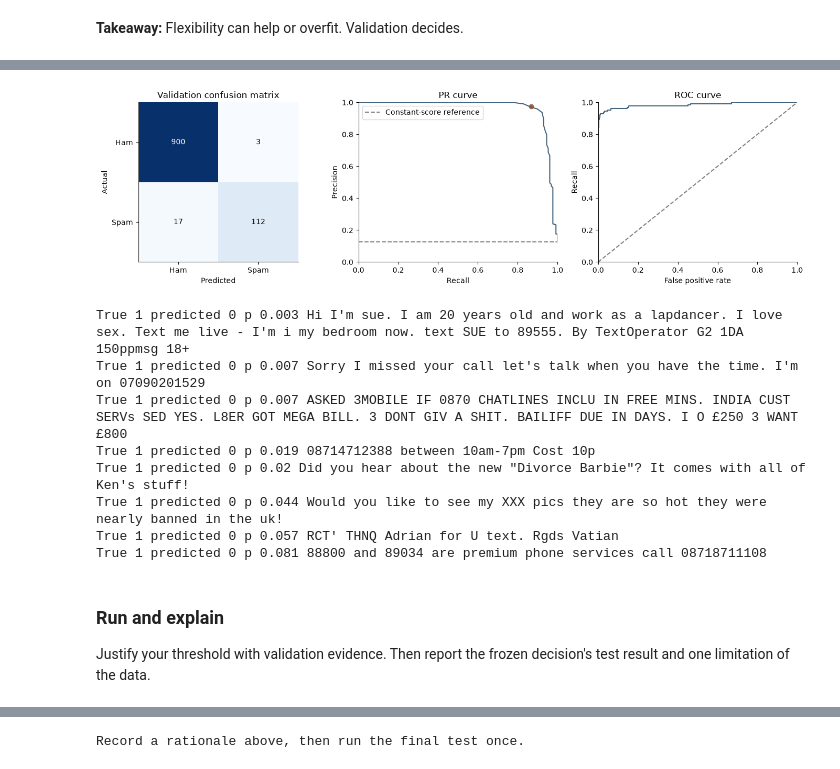
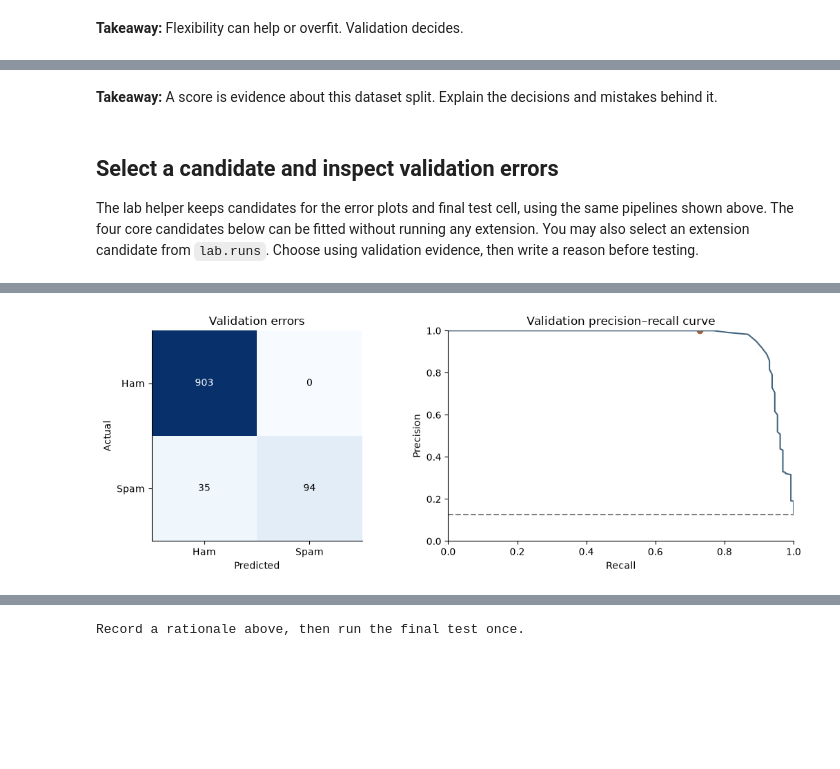
Before and after one commit to yulequan/STAT3612, a Jupyter notebook: src/tutorials/tutorial05/tutorial05.ipynb, the cells around one changed output, grey strips where cells are left out. Saved outputs shown, nothing was run; the diff lists cells and outputs as text; code cells hidden in the pictures; blank space fills up the shorter version.

Commit message:
feat(tutorial05): guide students through text classification

```diff
--- a/src/tutorials/tutorial05/tutorial05.ipynb
+++ b/src/tutorials/tutorial05/tutorial05.ipynb
@@ -727,8 +1065,2 @@ Numerical logistic comparison: {'accuracy': 0.9786821705426356, 'precision': 0.9
 
 Compare LDA with logistic regression on the same five features. Which assumption could be wrong here?
-# %%
-for kind in ["logistic", "lda"]:
-    model = build_model(kind=kind, representation="numeric")
-    model.fit(X_train, y_train)
-    p = model.predict_proba(X_val)[:, 1]
-    print(kind, "validation AP:", metrics(y_val, p)["average_precision"])
@@ -782,7 +1152,2 @@ Additive model validation: {'accuracy': 0.9825581395348837, 'precision': 0.97435
 
 Find a curve that is clearly not straight. What would one constant weight miss?
-# %%
-for kind in ["logistic", "gam"]:
-    model = build_model(kind=kind, representation="numeric", C=1)
-    model.fit(X_train, y_train)
-    print(kind, "validation AP:", metrics(y_val, model.predict_proba(X_val)[:, 1])["average_precision"])
@@ -816,7 +1172,0 @@ $$\hat p(\mathbf x)=\frac{1}{k}\sum_{i\in N_k(\mathbf x)}y_i,\qquad d_{\cos}=1-\
-# %%
-knn_run = lab.fit({"kind": "knn", "representation": "tfidf", "k": 5})
-neighbours = lab.explain({"id": knn_run["id"], "text": "Claim your free prize now"})
-for item in neighbours["neighbors"]:
-    print("Distance:", round(item["distance"], 3), "label:", item["label"], "text:", item["text"])
-print("Spam vote:", neighbours["probability"])
-print("KNN validation:", knn_run["validation"])
@@ -876,31 +1294,33 @@ $$\hat y=\mathbb{1}[p\geq t],\qquad \text{Precision}=\frac{TP}{TP+FP},\quad \tex
+# %% [markdown]
+**Takeaway:** A score is evidence about this dataset split. Explain the decisions and mistakes behind it.
+# %% [markdown]
+## Select a candidate and inspect validation errors
+
+The lab helper keeps candidates for the error plots and final test cell, using the same pipelines shown above. The four core candidates below can be fitted without running any extension. You may also select an extension candidate from `lab.runs`. Choose using validation evidence, then write a reason before testing.
 # %%
-print("Candidate comparisons on validation; threshold metrics here use 0.5")
-for item in lab.runs.values():
-    row = item["row"]
-    print(row["id"], row["kind"], row["representation"], "C", row["C"], "k", row["k"], "AP", round(row["validation"]["average_precision"], 3), "precision", round(row["validation"]["precision"], 3), "recall", round(row["validation"]["recall"], 3))
-
-# Edit using validation evidence before executing the final test cell.
-selected_id = cv_result["run"]["id"]
-threshold = .5
+# Each pair changes only the classifier or the representation.
+core_candidates = [lab.fit({"kind": kind, "representation": representation})
+                   for kind, representation in [("nb", "count"), ("nb", "tfidf"),
+                                                 ("logistic", "tfidf"), ("knn", "tfidf")]]
+for row in core_candidates:
+    print(row["id"], row["kind"], row["representation"], "validation AP:", round(row["validation"]["average_precision"], 3))
+selected_id = max(core_candidates, key=lambda row: row["validation"]["average_precision"])["id"]
+threshold = .5  # Change only using validation evidence.
 validation_result = lab.evaluate({"id": selected_id, "threshold": threshold})
 print("Selected validation metrics:", validation_result["metrics"])
-fig, axes = plt.subplots(1, 3, figsize=(14, 4))
+for item in validation_result["errors"][:8]:
+    print("True", item["label"], "predicted", item["prediction"], "p", round(item["probability"], 3), "|", item["text"])
+fig, axes = plt.subplots(1, 2, figsize=(11, 4))
 cm = np.asarray(validation_result["metrics"]["confusion"])
 axes[0].imshow(cm, cmap="Blues")
 for (r, c), value in np.ndenumerate(cm):
-    axes[0].text(c, r, str(value), ha="center", va="center", color="white" if value > cm.max()/2 else "black")
-axes[0].set(xticks=[0, 1], yticks=[0, 1], xticklabels=["Ham", "Spam"], yticklabels=["Ham", "Spam"], xlabel="Predicted", ylabel="Actual", title="Validation confusion matrix")
-pr, roc = np.asarray(validation_result["pr"]), np.asarray(validation_result["roc"])
+    axes[0].text(c, r, str(value), ha="center", va="center", color="white" if value > cm.max() / 2 else "black")
+axes[0].set(xticks=[0, 1], yticks=[0, 1], xticklabels=["Ham", "Spam"], yticklabels=["Ham", "Spam"], xlabel="Predicted", ylabel="Actual", title="Validation errors")
+pr = np.asarray(validation_result["pr"])
 axes[1].plot(pr[:, 0], pr[:, 1], color=HAM)
-axes[1].axhline(validation_result["prevalence"], ls="--", color="grey", label="Constant-score reference")
+axes[1].axhline(validation_result["prevalence"], ls="--", color="grey")
 axes[1].scatter(validation_result["metrics"]["recall"], validation_result["metrics"]["precision"], color=SPAM)
-axes[1].set(xlabel="Recall", ylabel="Precision", title="PR curve", xlim=(0,1), ylim=(0,1))
-axes[1].legend()
-axes[2].plot(roc[:, 0], roc[:, 1], color=HAM)
-axes[2].plot([0,1], [0,1], "--", color="grey")
-axes[2].set(xlabel="False positive rate", ylabel="Recall", title="ROC curve", xlim=(0,1), ylim=(0,1))
+axes[1].set(xlabel="Recall", ylabel="Precision", xlim=(0, 1), ylim=(0, 1), title="Validation precision–recall curve")
 plt.tight_layout()
 plt.show()
-for item in validation_result["errors"][:8]:
-    print("True", item["label"], "predicted", item["prediction"], "p", round(item["probability"], 3), item["text"])
 # %% [output]
@@ -921,13 +1340 @@ Selected validation metrics: {'accuracy': 0.9806201550387597, 'precision': 0.973
-[figure, old version]
+[figure, new version]
-True 1 predicted 0 p 0.003 Hi I'm sue. I am 20 years old and work as a lapdancer. I love sex. Text me live - I'm i my bedroom now. text SUE to 89555. By TextOperator G2 1DA 150ppmsg 18+
-True 1 predicted 0 p 0.007 Sorry I missed your call let's talk when you have the time. I'm on 07090201529
-True 1 predicted 0 p 0.007 ASKED 3MOBILE IF 0870 CHATLINES INCLU IN FREE MINS. INDIA CUST SERVs SED YES. L8ER GOT MEGA BILL. 3 DONT GIV A SHIT. BAILIFF DUE IN DAYS. I O £250 3 WANT £800
-True 1 predicted 0 p 0.019 08714712388 between 10am-7pm Cost 10p
-True 1 predicted 0 p 0.02 Did you hear about the new "Divorce Barbie"? It comes with all of Ken's stuff!
-True 1 predicted 0 p 0.044 Would you like to see my XXX pics they are so hot they were nearly banned in the uk!
-True 1 predicted 0 p 0.057 RCT' THNQ Adrian for U text. Rgds Vatian
-True 1 predicted 0 p 0.081 88800 and 89034 are premium phone services call 08718711108
-# %% [markdown]
-### Run and explain
-
-Justify your threshold with validation evidence. Then report the frozen decision's test result and one limitation of the data.
```
Also changed, not shown: parts of 213 cells of this notebook, 18 other files.
